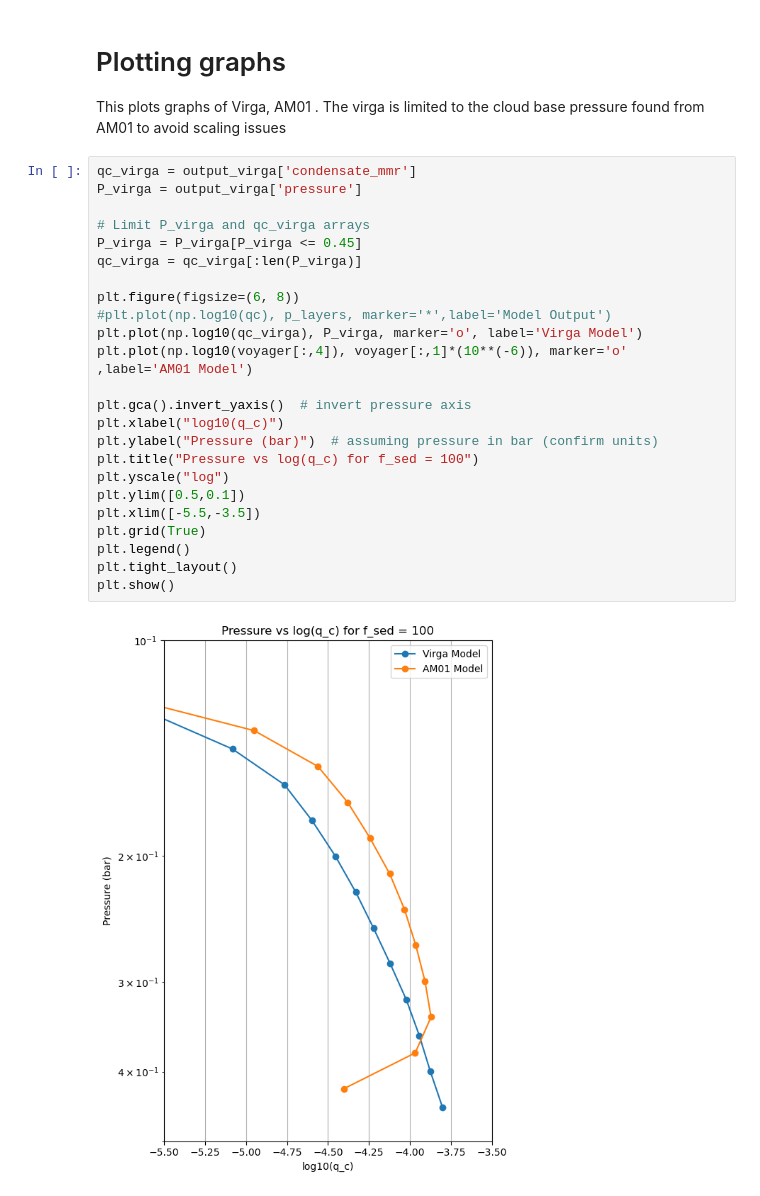
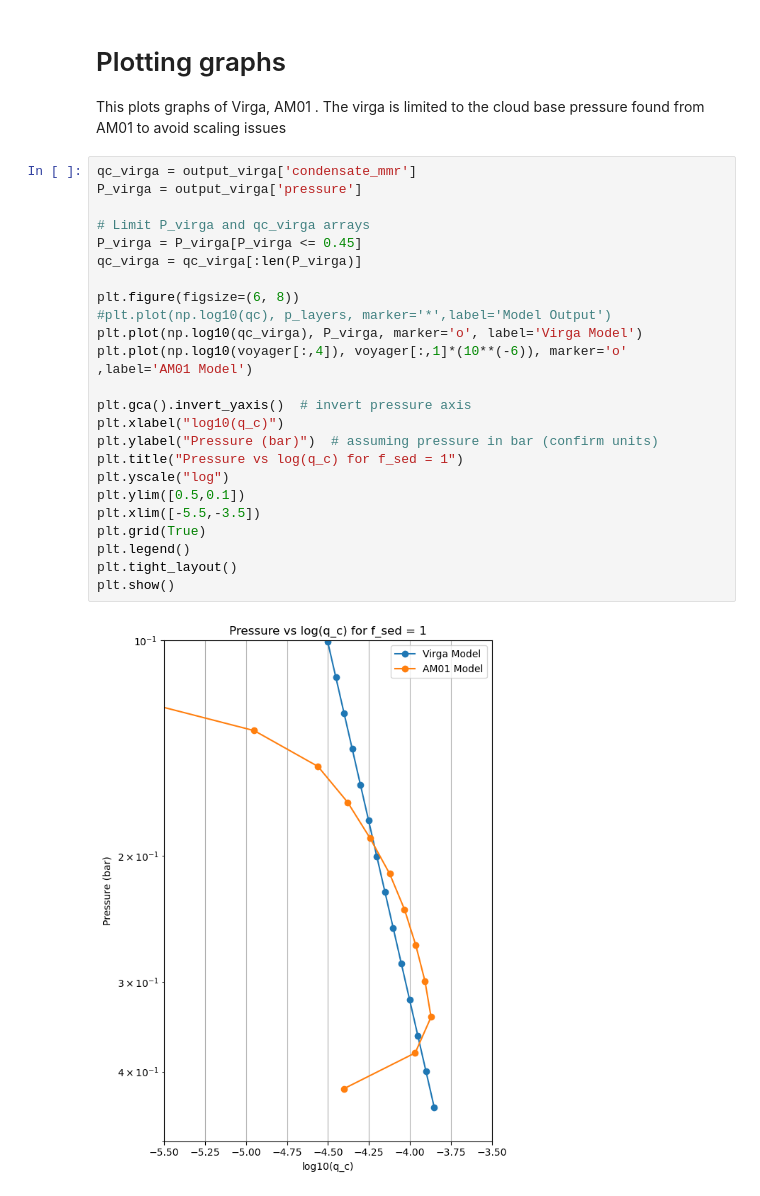
Before and after one commit to soumi-mandal1903/cloud_model, a Jupyter notebook: jupyter/Virga_run.ipynb, the cells around one changed output. Drawn from its saved outputs; the diff is of its cells as text.

```diff
--- a/jupyter/Virga_run.ipynb
+++ b/jupyter/Virga_run.ipynb
@@ -147,26 +147,26 @@ This plots graphs of Virga, AM01 . The virga is limited to the cloud base pressu
 # %%
 qc_virga = output_virga['condensate_mmr']
 P_virga = output_virga['pressure']
 
 # Limit P_virga and qc_virga arrays
 P_virga = P_virga[P_virga <= 0.45]
 qc_virga = qc_virga[:len(P_virga)]
 
 plt.figure(figsize=(6, 8))
 #plt.plot(np.log10(qc), p_layers, marker='*',label='Model Output')
 plt.plot(np.log10(qc_virga), P_virga, marker='o', label='Virga Model')
 plt.plot(np.log10(voyager[:,4]), voyager[:,1]*(10**(-6)), marker='o' ,label='AM01 Model')
 
 plt.gca().invert_yaxis()  # invert pressure axis
 plt.xlabel("log10(q_c)")
 plt.ylabel("Pressure (bar)")  # assuming pressure in bar (confirm units)
-plt.title("Pressure vs log(q_c) for f_sed = 100")
+plt.title("Pressure vs log(q_c) for f_sed = 1")
 plt.yscale("log")
 plt.ylim([0.5,0.1])
 plt.xlim([-5.5,-3.5])
 plt.grid(True)
 plt.legend()
 plt.tight_layout()
 plt.show()
 # %% [output]
-[figure, old version]
+[figure, new version]
```
Also changed, not shown: parts of 1 cell of this notebook, 3 other files.
